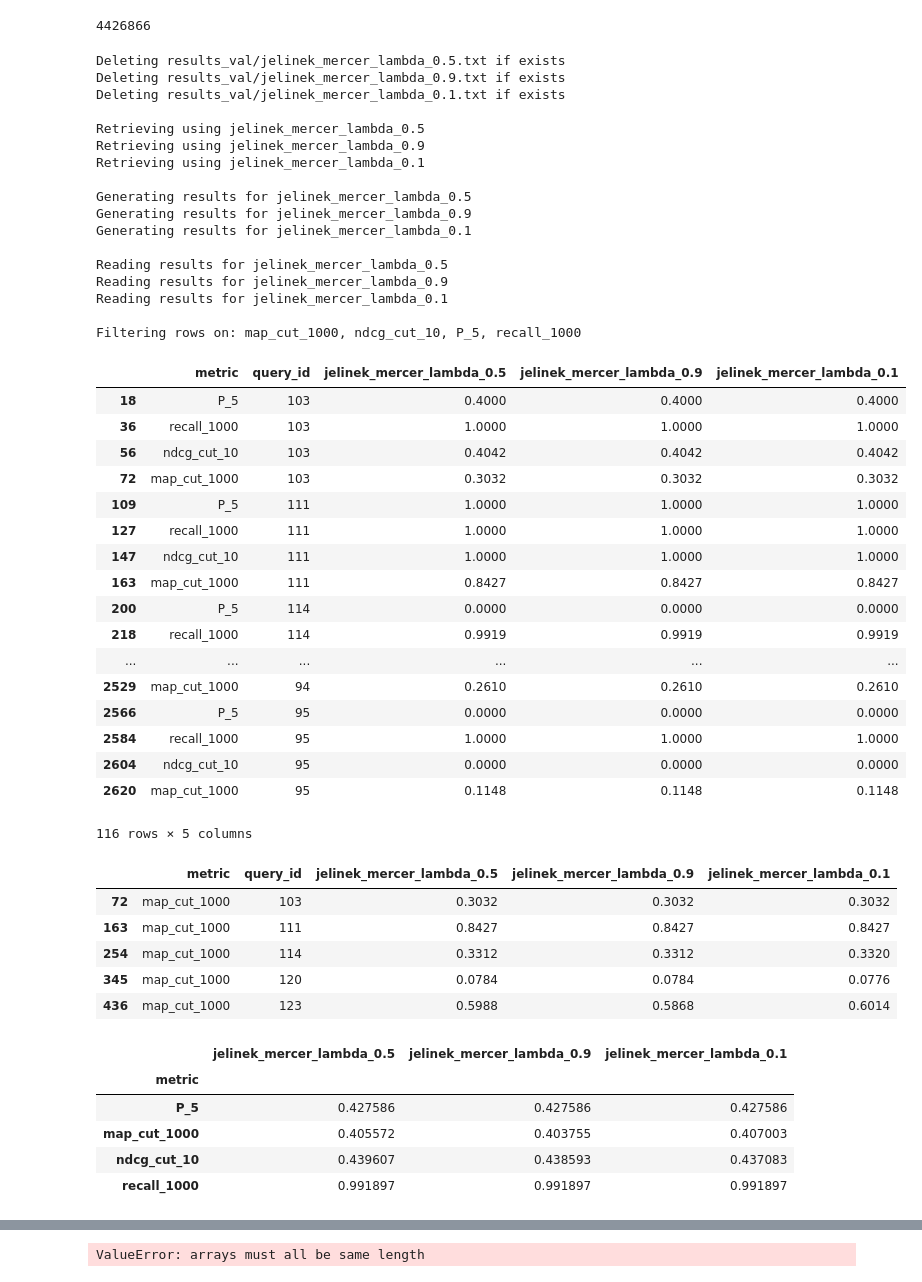
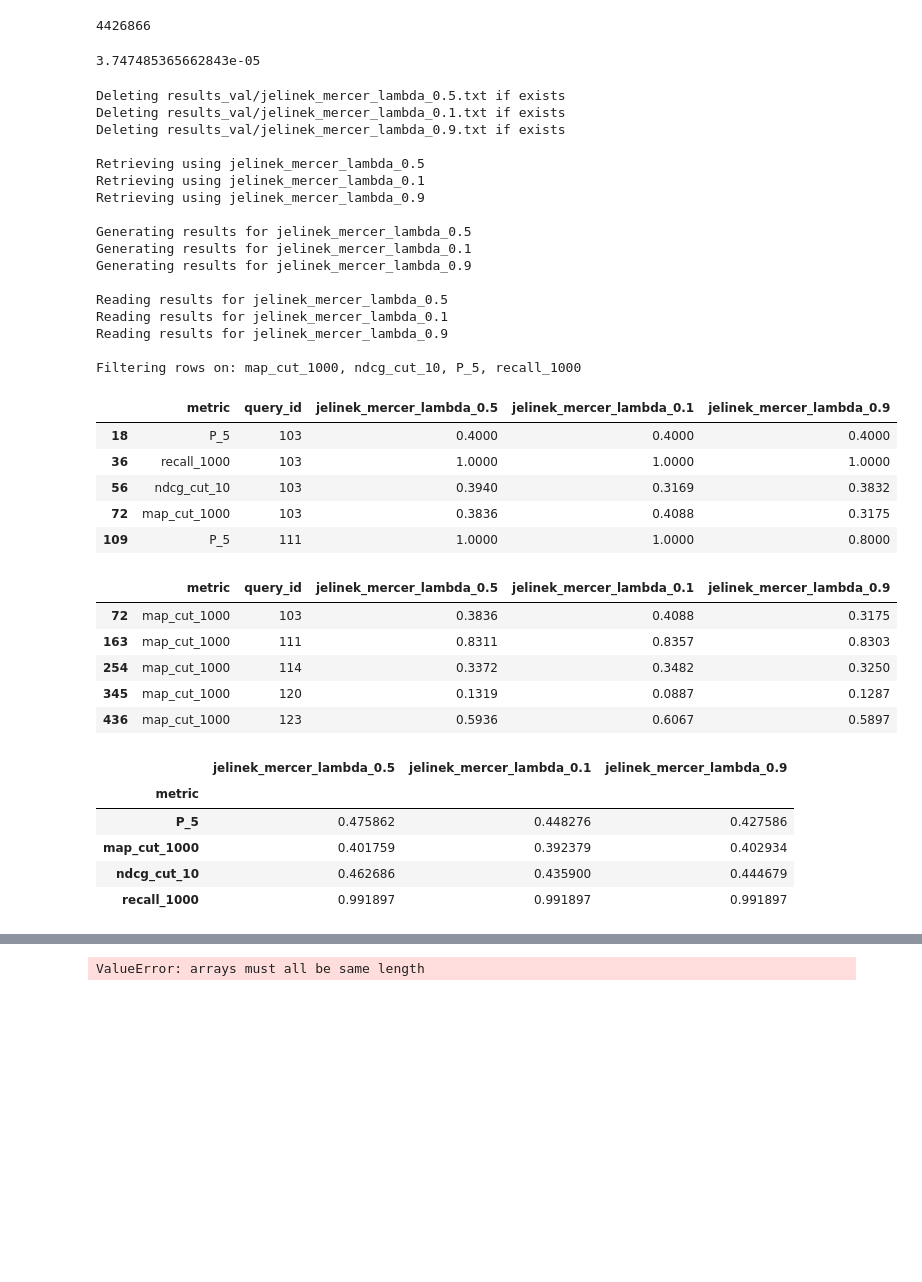
Before and after one commit to MichelleAppel/IR2, a Jupyter notebook: assignment.ipynb, the cells around one changed output, grey strips where cells are left out. Cells and saved outputs as stored; diff of their text form; code cells hidden in the pictures; blank space fills up the shorter version.

Commit message:
document length fix and evaluation

```diff
--- a/assignment.ipynb
+++ b/assignment.ipynb
@@ -488,8 +488,8 @@ print(corpus_size)
 # %% [output]
 4426866
 # %%
-# For dirichlet_prior
-corpus_term_freqs = defaultdict(lambda: 0, key = 0)
+# Make corpus term frequency for language models
+corpus_term_freqs = collections.defaultdict(lambda: 0, key = 0)
 
 for query_key in inverted_index.keys():
     for document_key in inverted_index[query_key].keys():
@@ -504,7 +504,7 @@ def jelinek_mercer(int_document_id, query_term_ids, lambda_ = 0.1):
     :param lambda (𝛌): smoothing parameter in the range [0.1, 0.5, 0.9]
     """
 
-    document_length = len(index.document(int_document_id))
+    document_length = len(index.document(int_document_id)[1])
 
     # TODO: add comment(s)
     def _jelinek_mercer(int_document_id, query_term_id):
@@ -595,3 +655,14 @@ inverted_index_positions = build_inverted_index_positions(fpath_qrel_test)
+# %%
+## Example PLM
+doc_id = 6422
+existing_qt_ids = [qt_id for qt_id in index.document(doc_id)[1] if inverted_index_positions.get(qt_id)]
+qt_1 = existing_qt_ids[5] # [112, 556]
+qt_2 = existing_qt_ids[25] # [507]
+positional_language_model(
+    doc_id, [qt_1, qt_2], inverted_index_positions,
+    gaussian_kernel, mu = 50, print_diagram = True)
+# %% [output]
+3.747485365662843e-05
 # %%
 import os
 import pandas as pd
@@ -669,6 +740,14 @@ retrieval_models = { 'jelinek_mercer_lambda_0.1' : lambda x,y : jelinek_mercer(x
                      'jelinek_mercer_lambda_0.5' : lambda x,y : jelinek_mercer(x, y, lambda_ = 0.5),
                      'jelinek_mercer_lambda_0.9' : lambda x,y : jelinek_mercer(x, y, lambda_ = 0.9)}
 
+# retrieval_models = { 'dirichlet_prior_mu_500'  : lambda x,y : dirichlet_prior(x, y, mu = 500),
+#                      'dirichlet_prior_mu_1000' : lambda x,y : dirichlet_prior(x, y, mu = 1000),
+#                      'dirichlet_prior_mu_1500' : lambda x,y : dirichlet_prior(x, y, mu = 1500)}
+
+# retrieval_models = { 'jelinek_mercer_delta_0.1' : lambda x,y : absolute_discounting(x, y, delta = 0.1),
+#                      'jelinek_mercer_delta_0.5' : lambda x,y : absolute_discounting(x, y, delta = 0.5),
+#                      'jelinek_mercer_delta_0.9' : lambda x,y : absolute_discounting(x, y, delta = 0.9)}
+
 metrics = [ 'map_cut_1000', 'ndcg_cut_10', 'P_5', 'recall_1000' ]
 
 retrieval_model_names = list(retrieval_models.keys())
@@ -677,61 +756,49 @@ clean_evaluation_results(retrieval_models, output_dirs=[output_dir_val])
 df_results_val = generate_evaluation_results(retrieval_models, metrics, fpath_qrel_val, output_dir_val)
 # %% [output]
 Deleting results_val/jelinek_mercer_lambda_0.5.txt if exists
+Deleting results_val/jelinek_mercer_lambda_0.1.txt if exists
 Deleting results_val/jelinek_mercer_lambda_0.9.txt if exists
-Deleting results_val/jelinek_mercer_lambda_0.1.txt if exists
 
 Retrieving using jelinek_mercer_lambda_0.5
+Retrieving using jelinek_mercer_lambda_0.1
 Retrieving using jelinek_mercer_lambda_0.9
-Retrieving using jelinek_mercer_lambda_0.1
 
 Generating results for jelinek_mercer_lambda_0.5
+Generating results for jelinek_mercer_lambda_0.1
 Generating results for jelinek_mercer_lambda_0.9
-Generating results for jelinek_mercer_lambda_0.1
 
 Reading results for jelinek_mercer_lambda_0.5
+Reading results for jelinek_mercer_lambda_0.1
 Reading results for jelinek_mercer_lambda_0.9
-Reading results for jelinek_mercer_lambda_0.1
 
 Filtering rows on: map_cut_1000, ndcg_cut_10, P_5, recall_1000
 # %%
-df_results_val
+df_results_val.head()
 # %% [output]
-|  | metric | query_id | jelinek_mercer_lambda_0.5 | jelinek_mercer_lambda_0.9 | jelinek_mercer_lambda_0.1 |
+|  | metric | query_id | jelinek_mercer_lambda_0.5 | jelinek_mercer_lambda_0.1 | jelinek_mercer_lambda_0.9 |
 | 18 | P_5 | 103 | 0.4000 | 0.4000 | 0.4000 |
 | 36 | recall_1000 | 103 | 1.0000 | 1.0000 | 1.0000 |
-| 56 | ndcg_cut_10 | 103 | 0.4042 | 0.4042 | 0.4042 |
-| 72 | map_cut_1000 | 103 | 0.3032 | 0.3032 | 0.3032 |
-| 109 | P_5 | 111 | 1.0000 | 1.0000 | 1.0000 |
-| 127 | recall_1000 | 111 | 1.0000 | 1.0000 | 1.0000 |
-| 147 | ndcg_cut_10 | 111 | 1.0000 | 1.0000 | 1.0000 |
-| 163 | map_cut_1000 | 111 | 0.8427 | 0.8427 | 0.8427 |
-| 200 | P_5 | 114 | 0.0000 | 0.0000 | 0.0000 |
-| 218 | recall_1000 | 114 | 0.9919 | 0.9919 | 0.9919 |
-| ... | ... | ... | ... | ... | ... |
-| 2529 | map_cut_1000 | 94 | 0.2610 | 0.2610 | 0.2610 |
-| 2566 | P_5 | 95 | 0.0000 | 0.0000 | 0.0000 |
-| 2584 | recall_1000 | 95 | 1.0000 | 1.0000 | 1.0000 |
-| 2604 | ndcg_cut_10 | 95 | 0.0000 | 0.0000 | 0.0000 |
-| 2620 | map_cut_1000 | 95 | 0.1148 | 0.1148 | 0.1148 |
+| 56 | ndcg_cut_10 | 103 | 0.3940 | 0.3169 | 0.3832 |
+| 72 | map_cut_1000 | 103 | 0.3836 | 0.4088 | 0.3175 |
+| 109 | P_5 | 111 | 1.0000 | 1.0000 | 0.8000 |
-116 rows × 5 columns
 # %%
-df_results_val[df_results_test.metric == 'map_cut_1000'].head()
+df_results_val[df_results_val.metric == 'map_cut_1000'].head()
 # %% [output]
-|  | metric | query_id | jelinek_mercer_lambda_0.5 | jelinek_mercer_lambda_0.9 | jelinek_mercer_lambda_0.1 |
-| 72 | map_cut_1000 | 103 | 0.3032 | 0.3032 | 0.3032 |
-| 163 | map_cut_1000 | 111 | 0.8427 | 0.8427 | 0.8427 |
-| 254 | map_cut_1000 | 114 | 0.3312 | 0.3312 | 0.3320 |
-| 345 | map_cut_1000 | 120 | 0.0784 | 0.0784 | 0.0776 |
-| 436 | map_cut_1000 | 123 | 0.5988 | 0.5868 | 0.6014 |
+|  | metric | query_id | jelinek_mercer_lambda_0.5 | jelinek_mercer_lambda_0.1 | jelinek_mercer_lambda_0.9 |
+| 72 | map_cut_1000 | 103 | 0.3836 | 0.4088 | 0.3175 |
+| 163 | map_cut_1000 | 111 | 0.8311 | 0.8357 | 0.8303 |
+| 254 | map_cut_1000 | 114 | 0.3372 | 0.3482 | 0.3250 |
+| 345 | map_cut_1000 | 120 | 0.1319 | 0.0887 | 0.1287 |
+| 436 | map_cut_1000 | 123 | 0.5936 | 0.6067 | 0.5897 |
 # %%
 df_means = df_results_val.groupby(['metric'])[retrieval_model_names].mean()
 df_means
 # %% [output]
-|  | jelinek_mercer_lambda_0.5 | jelinek_mercer_lambda_0.9 | jelinek_mercer_lambda_0.1 |
+|  | jelinek_mercer_lambda_0.5 | jelinek_mercer_lambda_0.1 | jelinek_mercer_lambda_0.9 |
 | metric |  |  |  |
-| P_5 | 0.427586 | 0.427586 | 0.427586 |
-| map_cut_1000 | 0.405572 | 0.403755 | 0.407003 |
-| ndcg_cut_10 | 0.439607 | 0.438593 | 0.437083 |
+| P_5 | 0.475862 | 0.448276 | 0.427586 |
+| map_cut_1000 | 0.401759 | 0.392379 | 0.402934 |
+| ndcg_cut_10 | 0.462686 | 0.435900 | 0.444679 |
 | recall_1000 | 0.991897 | 0.991897 | 0.991897 |
 # %%
 # use these for camparison of metrics
```
Also changed, not shown: parts of 10 cells of this notebook.
